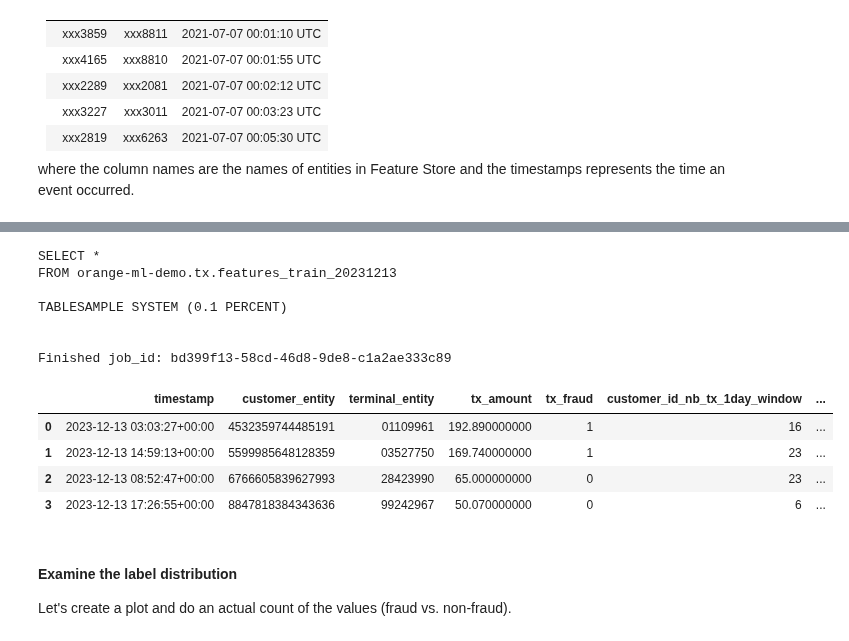
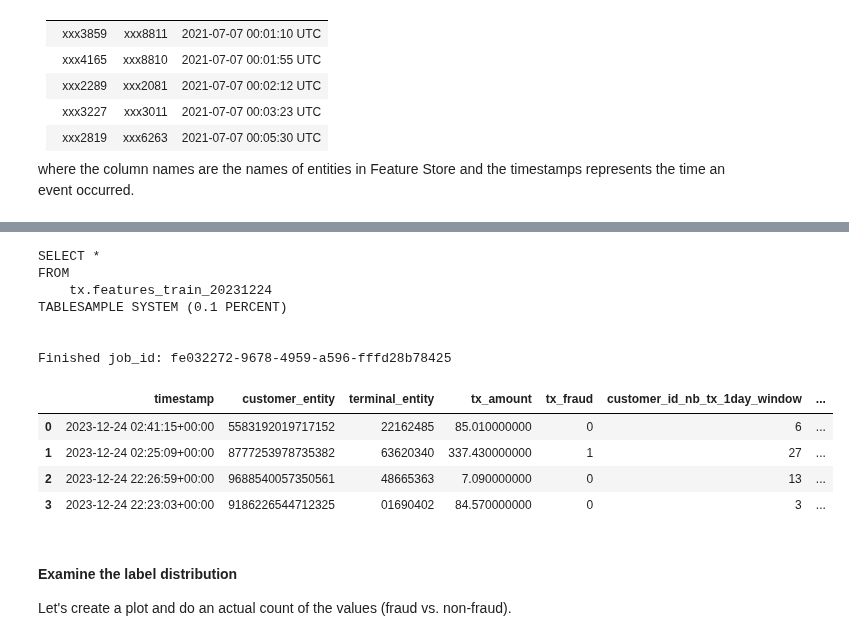
Before and after one commit to jrdetorre-google/minifraudfinder, a Jupyter notebook: 03_experimentation.ipynb, the cells around one changed output, grey strips where cells are left out. Cells and saved outputs as stored; diff of their text form; code cells hidden in the pictures.

```diff
--- a/03_experimentation.ipynb
+++ b/03_experimentation.ipynb
@@ -125,8 +106,8 @@ DATA_URI = f"gs://{BUCKET_NAME}/data"
 TRAIN_DATA_URI = f"{DATA_URI}/train"
 
 # Feature Store
-START_DATE_TRAIN = (datetime.today() - timedelta(days=40)).strftime("%Y-%m-%d")
-END_DATE_TRAIN = (datetime.today() - timedelta(days=30)).strftime("%Y-%m-%d")
+START_DATE_TRAIN = (datetime.today() - timedelta(days=30)).strftime("%Y-%m-%d")
+END_DATE_TRAIN = (datetime.today() - timedelta(days=20)).strftime("%Y-%m-%d")
 CUSTOMER_ENTITY = "customer_entity"
 TERMINAL_ENTITY = "terminal_entity"
 
@@ -345,28 +336,28 @@ Train table generation query:
 # %%
 read_features_query = f"""
 SELECT *
-FROM orange-ml-demo.tx.features_train_20231213
-
+FROM
+    tx.features_train_{START_DATE_TRAIN.replace("-","")}
 TABLESAMPLE SYSTEM (0.1 PERCENT)
 
 """
 print(read_features_query)
 
 query_df_features = run_bq_query(read_features_query)
 query_df_features.head(4)
 # %% [output]
 SELECT *
-FROM orange-ml-demo.tx.features_train_20231213
-
+FROM
+    tx.features_train_20231224
 TABLESAMPLE SYSTEM (0.1 PERCENT)
 
 
-Finished job_id: bd399f13-58cd-46d8-9de8-c1a2ae333c89
+Finished job_id: fe032272-9678-4959-a596-fffd28b78425
 |  | timestamp | customer_entity | terminal_entity | tx_amount | tx_fraud | customer_id_nb_tx_1day_window | ... |
-| 0 | 2023-12-13 03:03:27+00:00 | 4532359744485191 | 01109961 | 192.890000000 | 1 | 16 | ... |
-| 1 | 2023-12-13 14:59:13+00:00 | 5599985648128359 | 03527750 | 169.740000000 | 1 | 23 | ... |
-| 2 | 2023-12-13 08:52:47+00:00 | 6766605839627993 | 28423990 | 65.000000000 | 0 | 23 | ... |
-| 3 | 2023-12-13 17:26:55+00:00 | 8847818384343636 | 99242967 | 50.070000000 | 0 | 6 | ... |
+| 0 | 2023-12-24 02:41:15+00:00 | 5583192019717152 | 22162485 | 85.010000000 | 0 | 6 | ... |
+| 1 | 2023-12-24 02:25:09+00:00 | 8777253978735382 | 63620340 | 337.430000000 | 1 | 27 | ... |
+| 2 | 2023-12-24 22:26:59+00:00 | 9688540057350561 | 48665363 | 7.090000000 | 0 | 13 | ... |
+| 3 | 2023-12-24 22:23:03+00:00 | 9186226544712325 | 01690402 | 84.570000000 | 0 | 3 | ... |
 # %% [markdown]
 #### Examine the label distribution
 Let's create a plot and do an actual count of the values (fraud vs. non-fraud).
```
Also changed, not shown: parts of 17 cells of this notebook, 7 other files.
